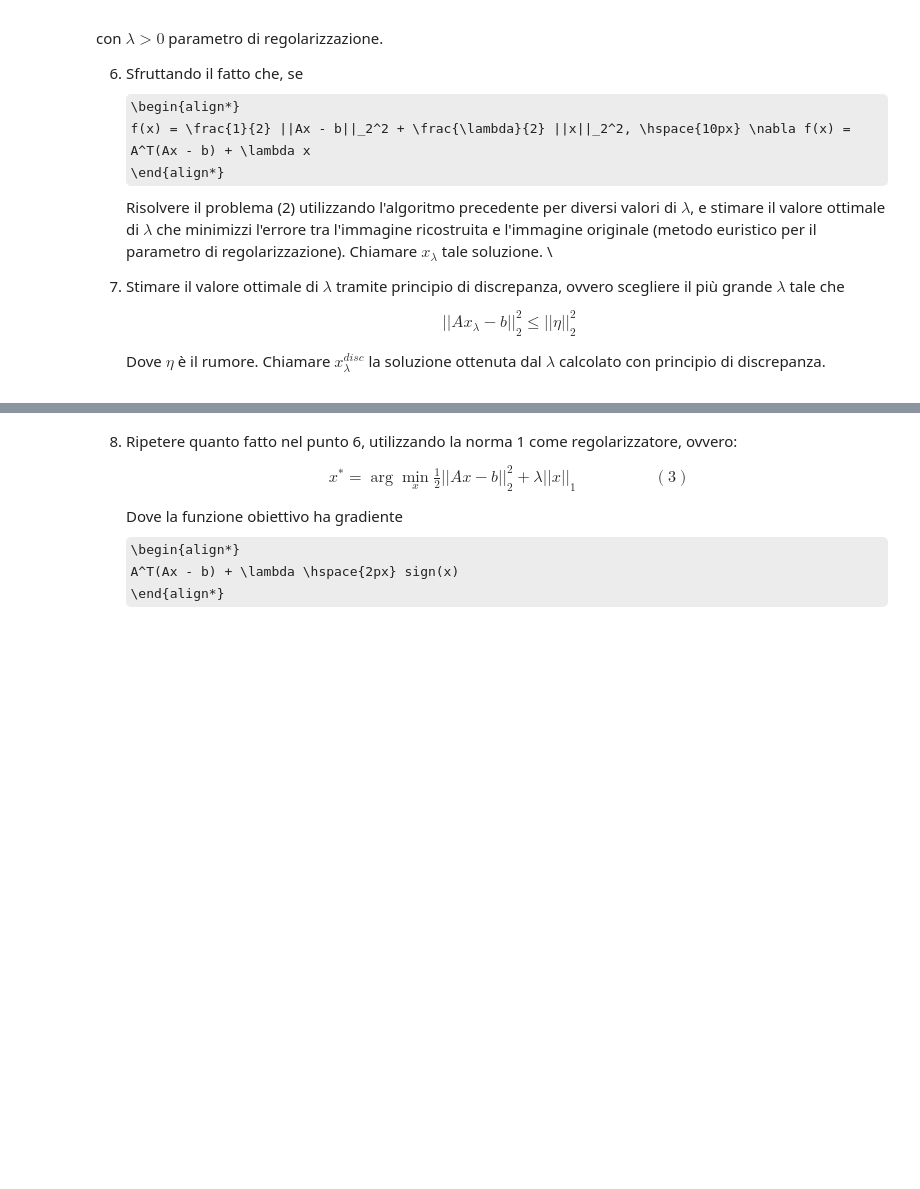
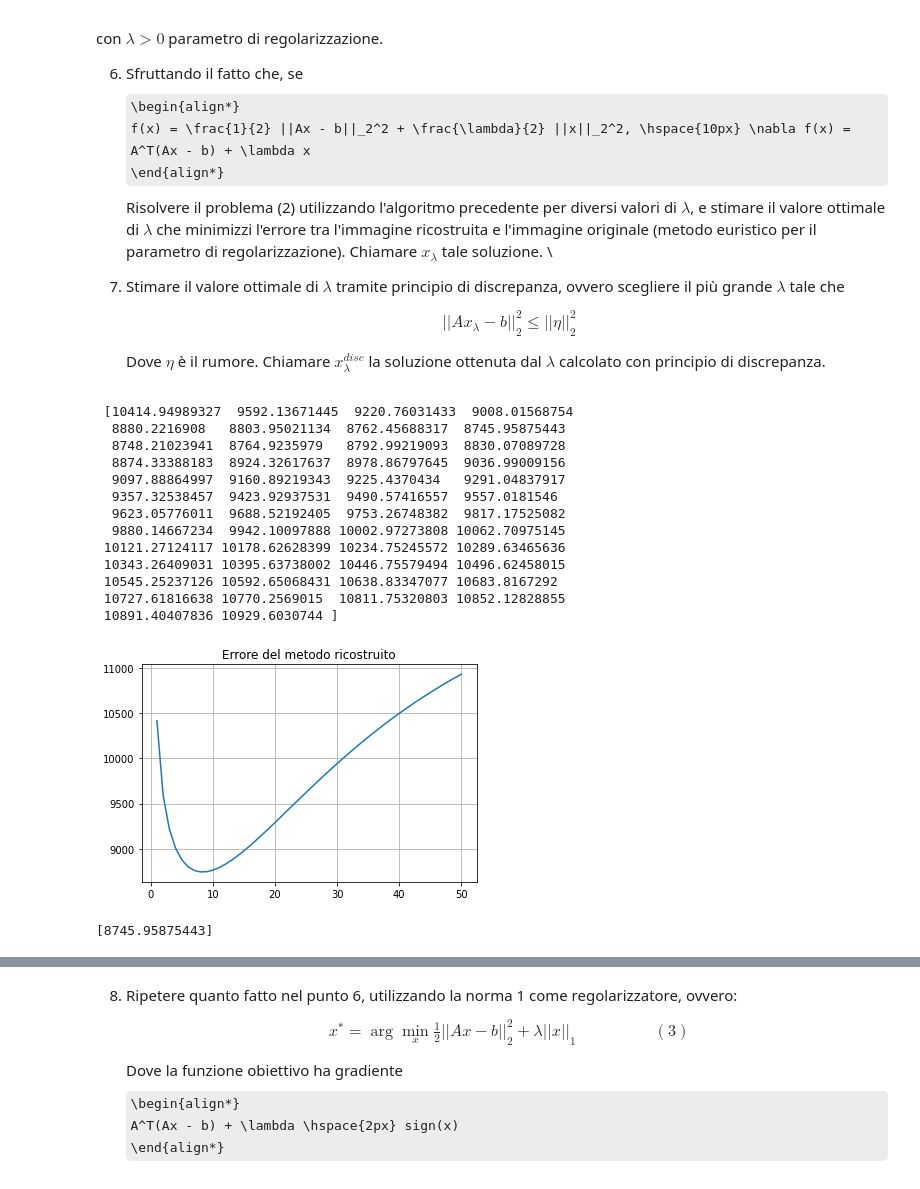
Before and after one commit to lucadonnoh/progetto-deblur, a Jupyter notebook: Progetto_Deblur_CN.ipynb, the cells around one changed output, grey strips where cells are left out. Drawn from its saved outputs; the diff is of its cells as text; code cells hidden in the pictures; some formulas as TeX source; blank space fills up the shorter version.

```diff
--- a/Progetto_Deblur_CN.ipynb
+++ b/Progetto_Deblur_CN.ipynb
@@ -309 +298,41 @@ def minimize_reg(x0, x_true, b, lamb, maxit, abstop):
+# %%
+def lambottimale(x, b, max):
+  lamb=0.00000001
+  k=0
+  x,_,_ = minimize_reg(B,X,B,lamb, max, ABSOLUTE_STOP)
+  rat = 1.1
+  while np.linalg.norm(A(x)-b)**2 <= np.linalg.norm(eta)**2:
+    lamb *= rat
+    x,_,_ = minimize_reg(B,X,B,lamb, max, ABSOLUTE_STOP)
+    k+=1
+    print(",", end='')
+  print("it: ", k)
+  return lamb/rat
+
+lamb = 0.02155582137126536 #lambda in modo euristico
+
+x0 = np.zeros(X.shape) # immagine ricostruita al passo 0
+(x_rec, ite_rec, err_reg) = minimize_reg(B, X, B, lamb, MAXITERATIONS, ABSOLUTE_STOP) #anche se nelle funzioni viene utilizzato 'x' viene passata 'X' ovvero la matrice dell'immagine
+print("\n", err_reg)
+plot(ite_rec, err_reg,"Errore del metodo ricostruito")
+
+X_reg_index = find_x_trunc(err_reg)
+print(err_reg[X_reg_index])
+X_lambda,_,_= minimize_reg(B, X, B, lamb, X_reg_index+1, ABSOLUTE_STOP)
+# %% [output]
+ [10414.94989327  9592.13671445  9220.76031433  9008.01568754
+  8880.2216908   8803.95021134  8762.45688317  8745.95875443
+  8748.21023941  8764.9235979   8792.99219093  8830.07089728
+  8874.33388183  8924.32617637  8978.86797645  9036.99009156
+  9097.88864997  9160.89219343  9225.4370434   9291.04837917
+  9357.32538457  9423.92937531  9490.57416557  9557.0181546
+  9623.05776011  9688.52192405  9753.26748382  9817.17525082
+  9880.14667234  9942.10097888 10002.97273808 10062.70975145
+ 10121.27124117 10178.62628399 10234.75245572 10289.63465636
+ 10343.26409031 10395.63738002 10446.75579494 10496.62458015
+ 10545.25237126 10592.65068431 10638.83347077 10683.8167292
+ 10727.61816638 10770.2569015  10811.75320803 10852.12828855
+ 10891.40407836 10929.6030744 ]
+[figure, added]
+[8745.95875443]
 # %%
```
Also changed, not shown: parts of 9 cells of this notebook.
